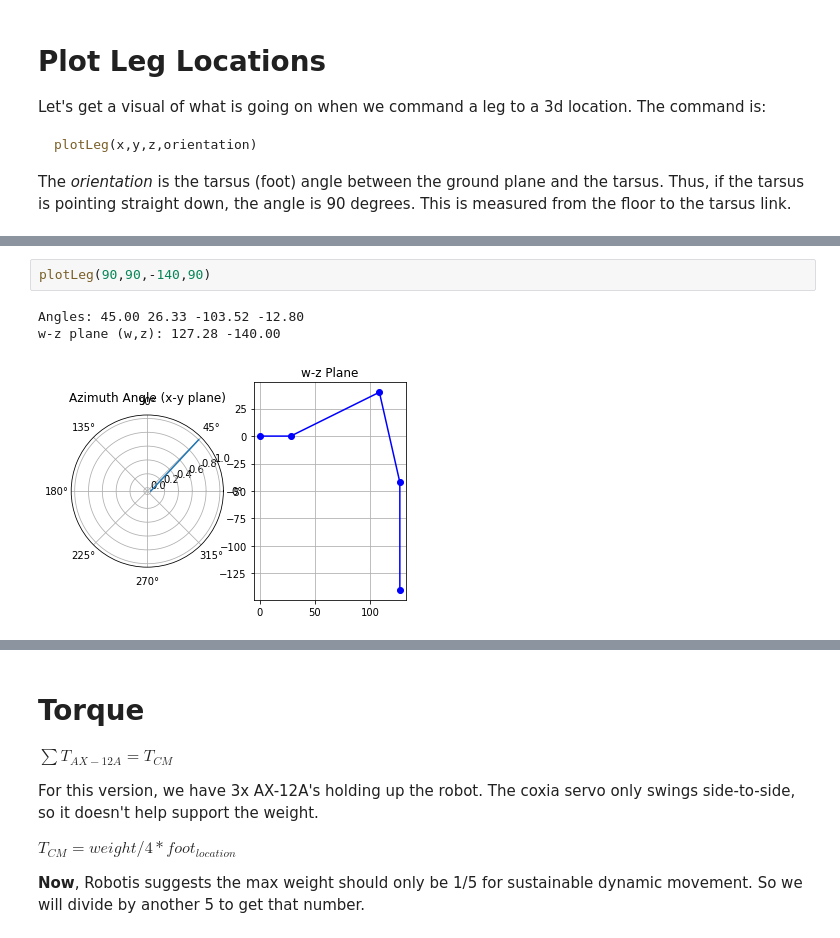
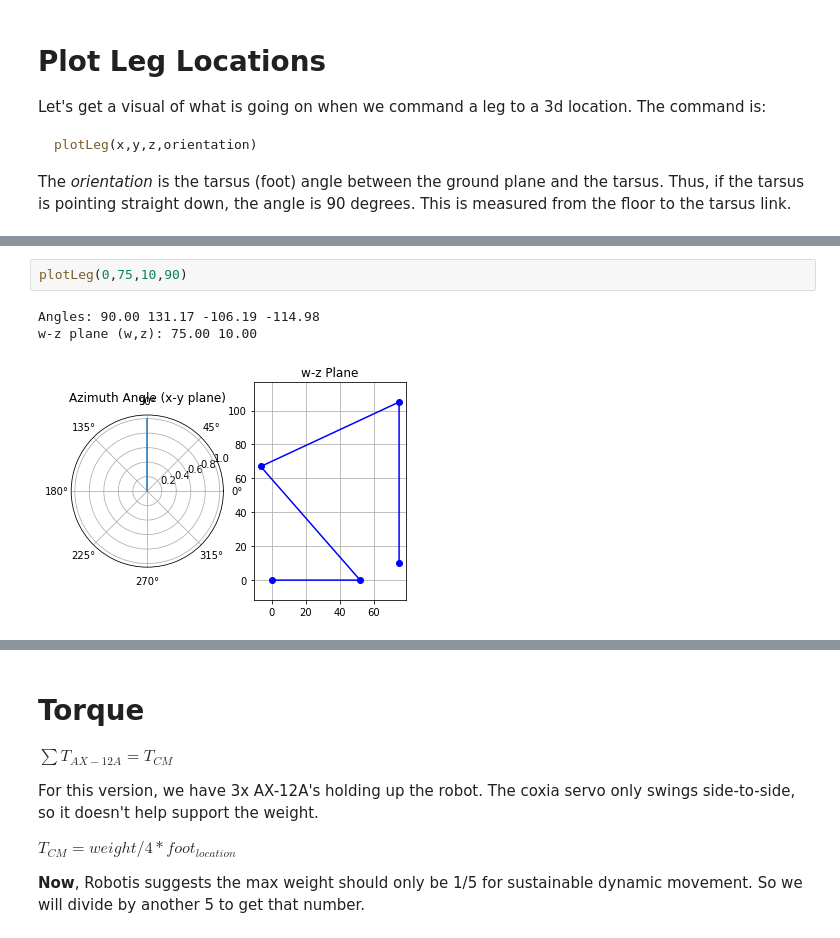
Before and after one commit to MultipedRobotics/multiped, a Jupyter notebook: ax12/docs/kinematics.ipynb, the cells around one changed output, grey strips where cells are left out. Cells and saved outputs as stored; diff of their text form.

```diff
--- a/ax12/docs/kinematics.ipynb
+++ b/ax12/docs/kinematics.ipynb
@@ -427,12 +440,12 @@ def plotLeg(x, y, z, orient):
     print('w-z plane (w,z): {:.2f} {:.2f}'.format(sqrt(x**2 + y**2), z))
 
     rplot(*angles)
-# %%
-plotLeg(90,90,-140,90)
-# %% [output]
-Angles: 45.00 26.33 -103.52 -12.80
-w-z plane (w,z): 127.28 -140.00
-[figure, removed]
+# %%
+plotLeg(0,75,10,90)
+# %% [output]
+Angles: 90.00 131.17 -106.19 -114.98
+w-z plane (w,z): 75.00 10.00
+[figure, added]
 # %%
 plotLeg(110,-110,-40,90)
 # %% [output]
```
Also changed, not shown: parts of 9 cells of this notebook, 2 other files.
